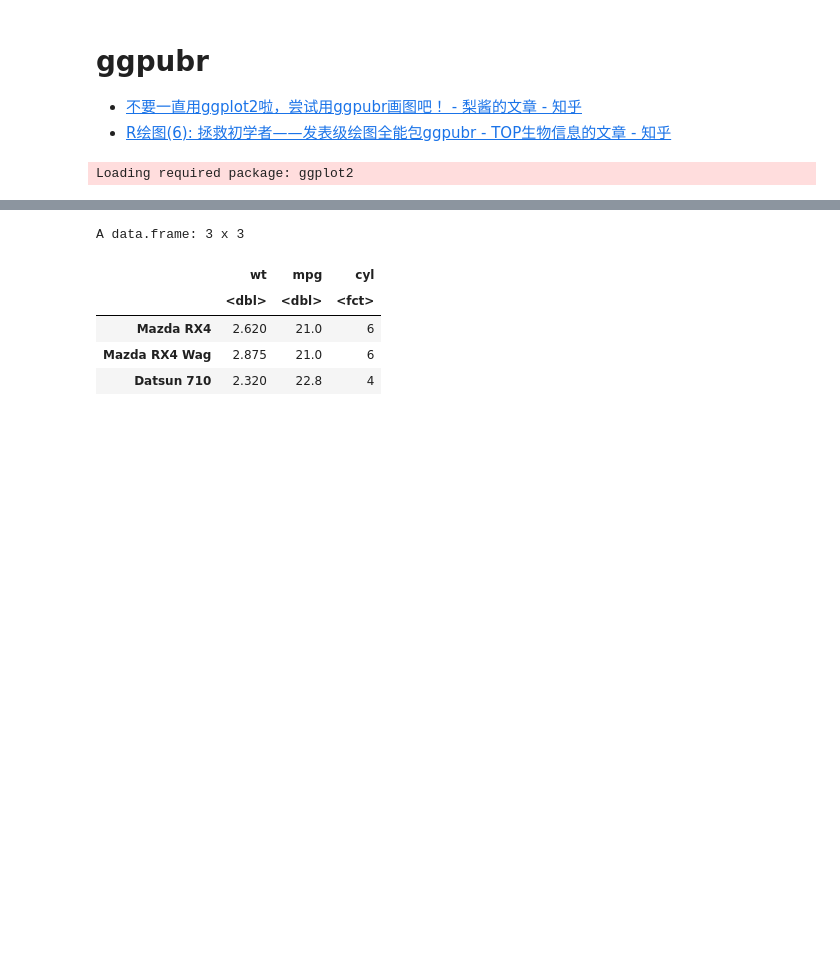
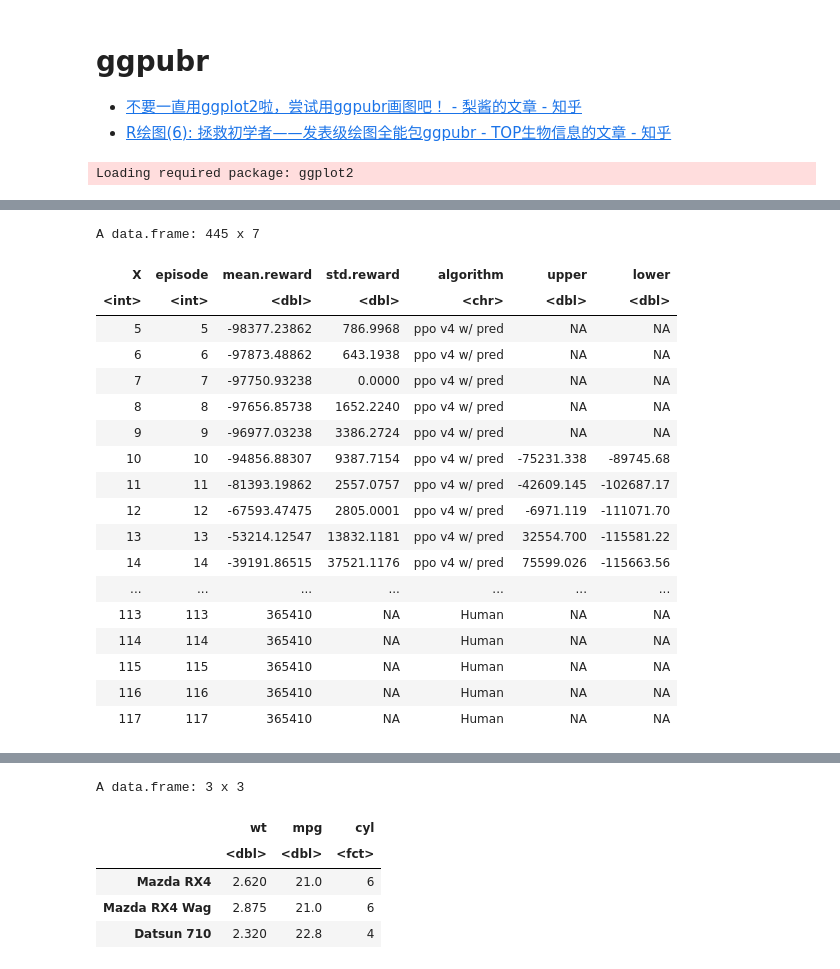
Before and after one commit to JNU-Tangyin/RRO, a Jupyter notebook: figures/ggpubr.ipynb, the cells around one changed output, grey strips where cells are left out. Saved outputs shown, nothing was run; the diff lists cells and outputs as text; code cells hidden in the pictures; blank space fills up the shorter version.

```diff
--- a/figures/ggpubr.ipynb
+++ b/figures/ggpubr.ipynb
@@ -166,0 +158,23 @@ p1/p2
+# %%
+ppo_v4_reward = read.csv("ppo_v4_reward.csv")
+ppo_v4_reward
+# %% [output]
+A data.frame: 445 x 7
+| X | episode | mean.reward | std.reward | algorithm | upper | lower |
+| <int> | <int> | <dbl> | <dbl> | <chr> | <dbl> | <dbl> |
+| 5 | 5 | -98377.23862 | 786.9968 | ppo v4 w/ pred | NA | NA |
+| 6 | 6 | -97873.48862 | 643.1938 | ppo v4 w/ pred | NA | NA |
+| 7 | 7 | -97750.93238 | 0.0000 | ppo v4 w/ pred | NA | NA |
+| 8 | 8 | -97656.85738 | 1652.2240 | ppo v4 w/ pred | NA | NA |
+| 9 | 9 | -96977.03238 | 3386.2724 | ppo v4 w/ pred | NA | NA |
+| 10 | 10 | -94856.88307 | 9387.7154 | ppo v4 w/ pred | -75231.338 | -89745.68 |
+| 11 | 11 | -81393.19862 | 2557.0757 | ppo v4 w/ pred | -42609.145 | -102687.17 |
+| 12 | 12 | -67593.47475 | 2805.0001 | ppo v4 w/ pred | -6971.119 | -111071.70 |
+| 13 | 13 | -53214.12547 | 13832.1181 | ppo v4 w/ pred | 32554.700 | -115581.22 |
+| 14 | 14 | -39191.86515 | 37521.1176 | ppo v4 w/ pred | 75599.026 | -115663.56 |
+| ... | ... | ... | ... | ... | ... | ... |
+| 113 | 113 | 365410 | NA | Human | NA | NA |
+| 114 | 114 | 365410 | NA | Human | NA | NA |
+| 115 | 115 | 365410 | NA | Human | NA | NA |
+| 116 | 116 | 365410 | NA | Human | NA | NA |
+| 117 | 117 | 365410 | NA | Human | NA | NA |
```
Also changed, not shown: parts of 6 cells of this notebook, 4 other files.
